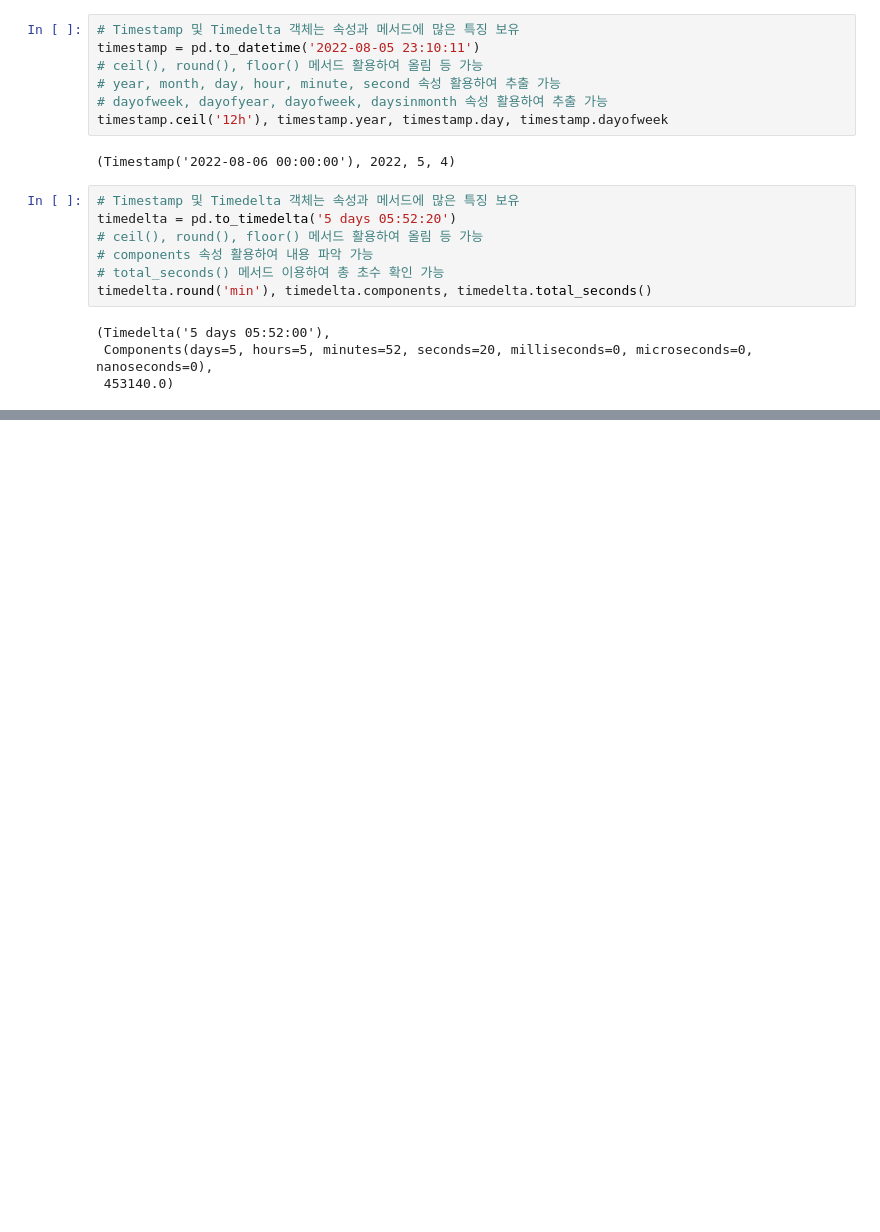
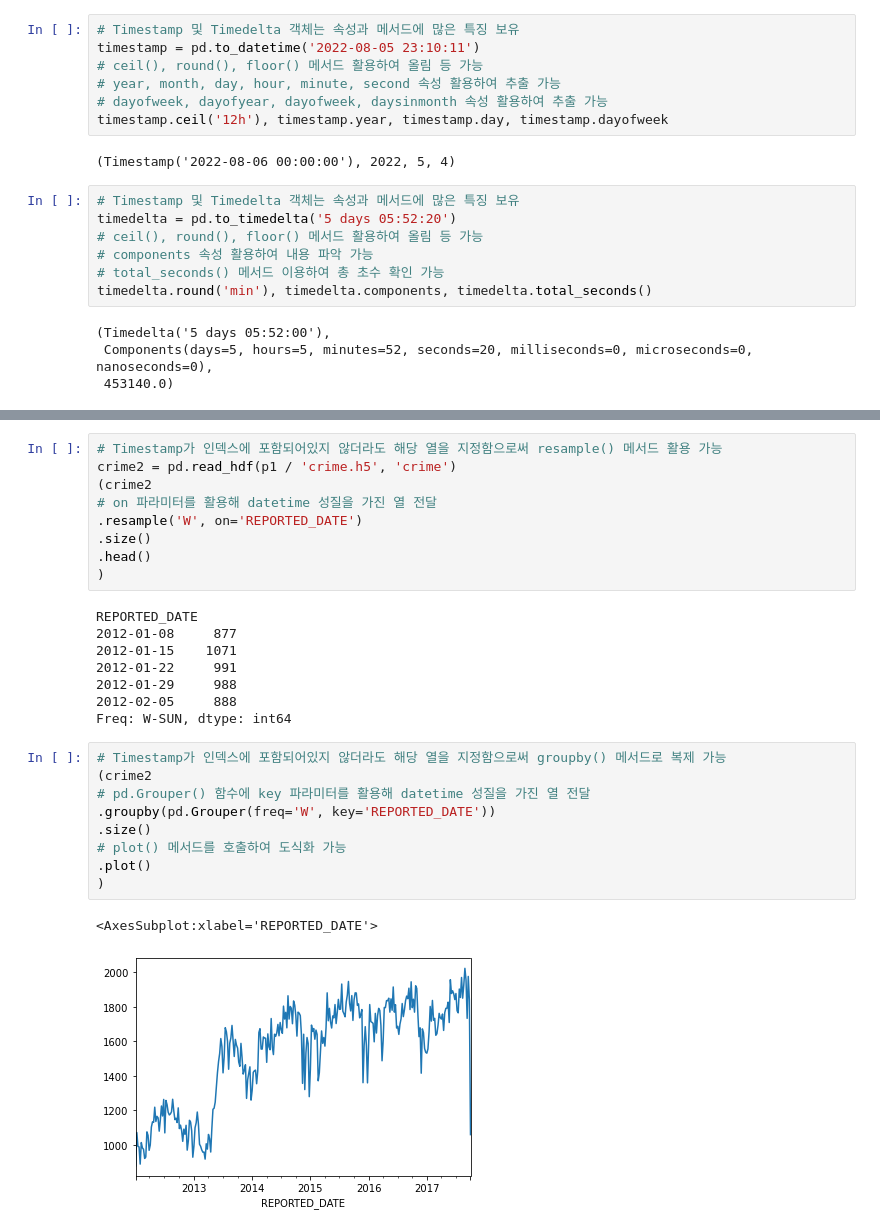
Before and after one commit to minstrel1149/pandas_practice-cookbook1, a Jupyter notebook: Pd_cookbook_1_chapter12.ipynb, the cells around one changed output, grey strips where cells are left out. Saved outputs shown, nothing was run; the diff lists cells and outputs as text; blank space fills up the shorter version.

```diff
--- a/Pd_cookbook_1_chapter12.ipynb
+++ b/Pd_cookbook_1_chapter12.ipynb
@@ -83,0 +266,29 @@ timedelta.round('min'), timedelta.components, timedelta.total_seconds()
+# %%
+# Timestamp가 인덱스에 포함되어있지 않더라도 해당 열을 지정함으로써 resample() 메서드 활용 가능
+crime2 = pd.read_hdf(p1 / 'crime.h5', 'crime')
+(crime2
+# on 파라미터를 활용해 datetime 성질을 가진 열 전달
+.resample('W', on='REPORTED_DATE')
+.size()
+.head()
+)
+# %% [output]
+REPORTED_DATE
+2012-01-08     877
+2012-01-15    1071
+2012-01-22     991
+2012-01-29     988
+2012-02-05     888
+Freq: W-SUN, dtype: int64
+# %%
+# Timestamp가 인덱스에 포함되어있지 않더라도 해당 열을 지정함으로써 groupby() 메서드로 복제 가능
+(crime2
+# pd.Grouper() 함수에 key 파라미터를 활용해 datetime 성질을 가진 열 전달
+.groupby(pd.Grouper(freq='W', key='REPORTED_DATE'))
+.size()
+# plot() 메서드를 호출하여 도식화 가능
+.plot()
+)
+# %% [output]
+<AxesSubplot:xlabel='REPORTED_DATE'>
+[figure, added]
```
Also changed, not shown: parts of 16 cells of this notebook.
